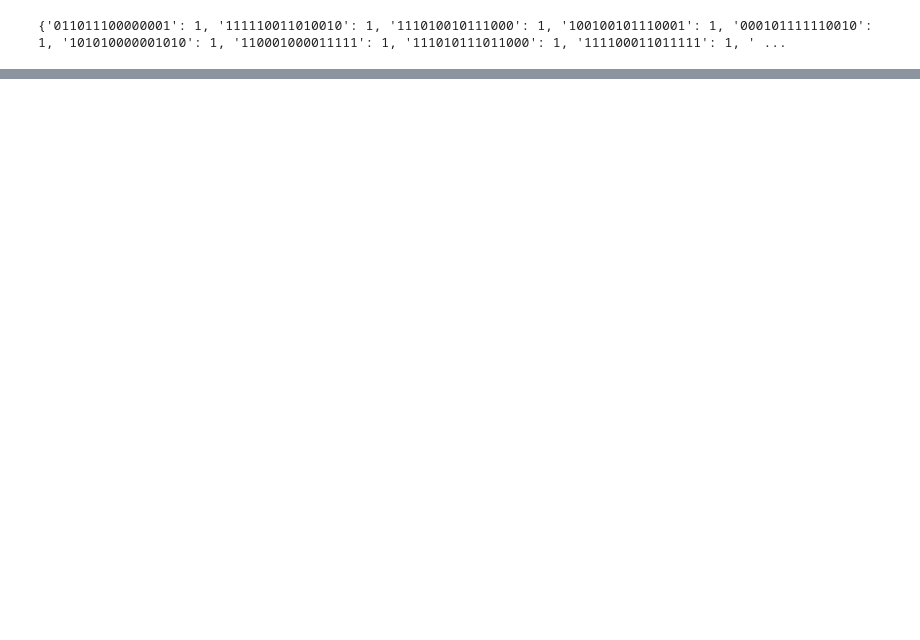
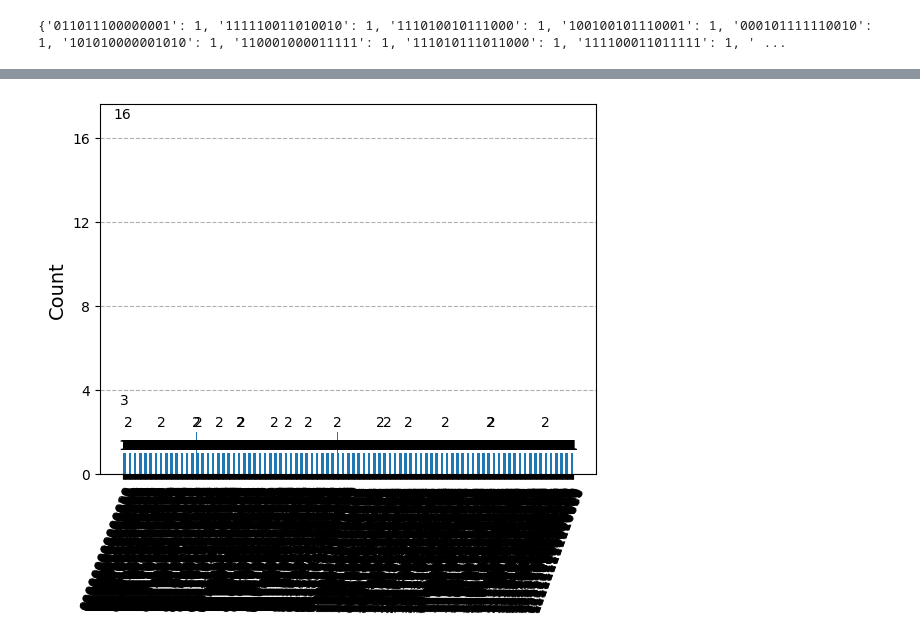
Before and after one commit to Shivansh20128/Qiskit_OpenSource, a Jupyter notebook: Issues/Plotting_histogram.ipynb, the cells around one changed output, grey strips where cells are left out. Drawn from its saved outputs; the diff is of its cells as text; code cells hidden in the pictures; blank space fills up the shorter version.

```diff
--- a/Issues/Plotting_histogram.ipynb
+++ b/Issues/Plotting_histogram.ipynb
@@ -14,2 +21,6 @@ plot_histogram(result)
+# %%
+plot_histogram(result, ignore_under=0)
+# %% [output]
+[figure, added]
 # %%
 # Something in the plot_histogram new to accomodate sparse data
```
Also changed, not shown: parts of 3 cells of this notebook.
